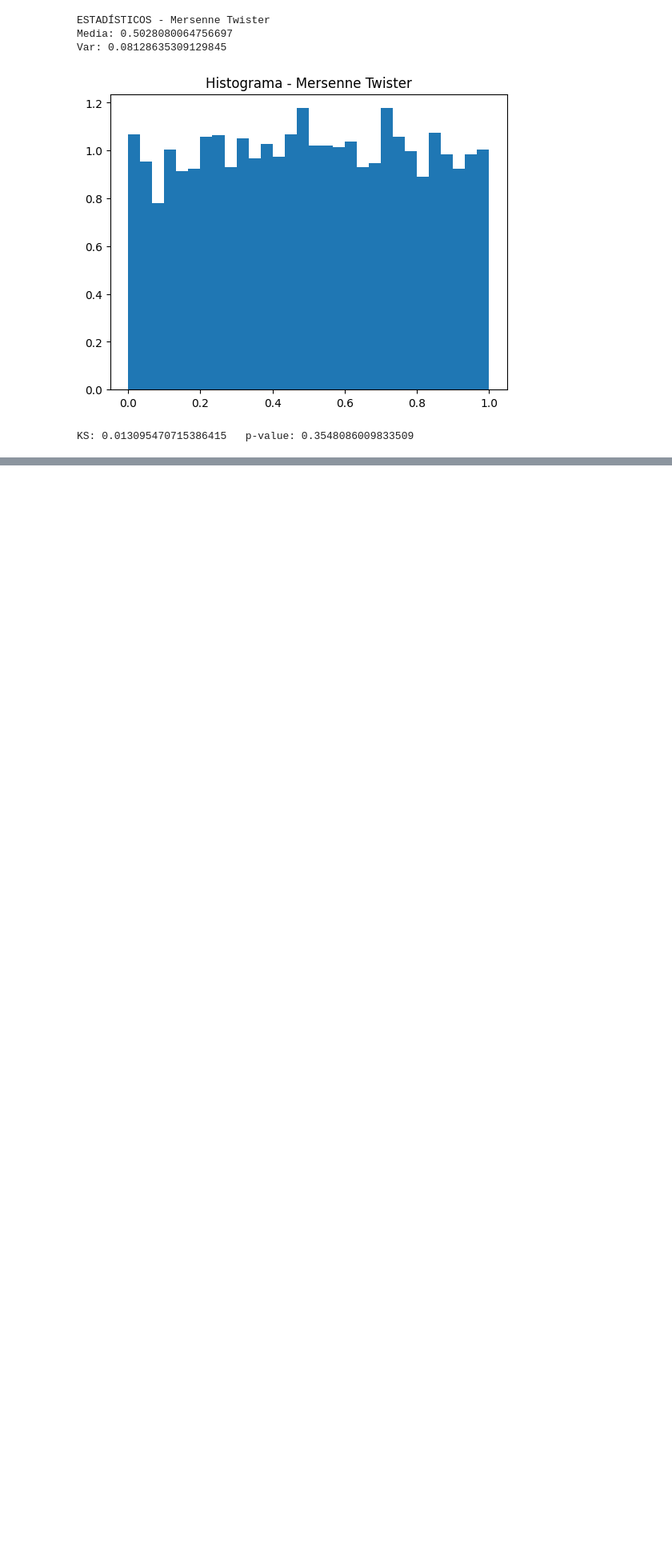
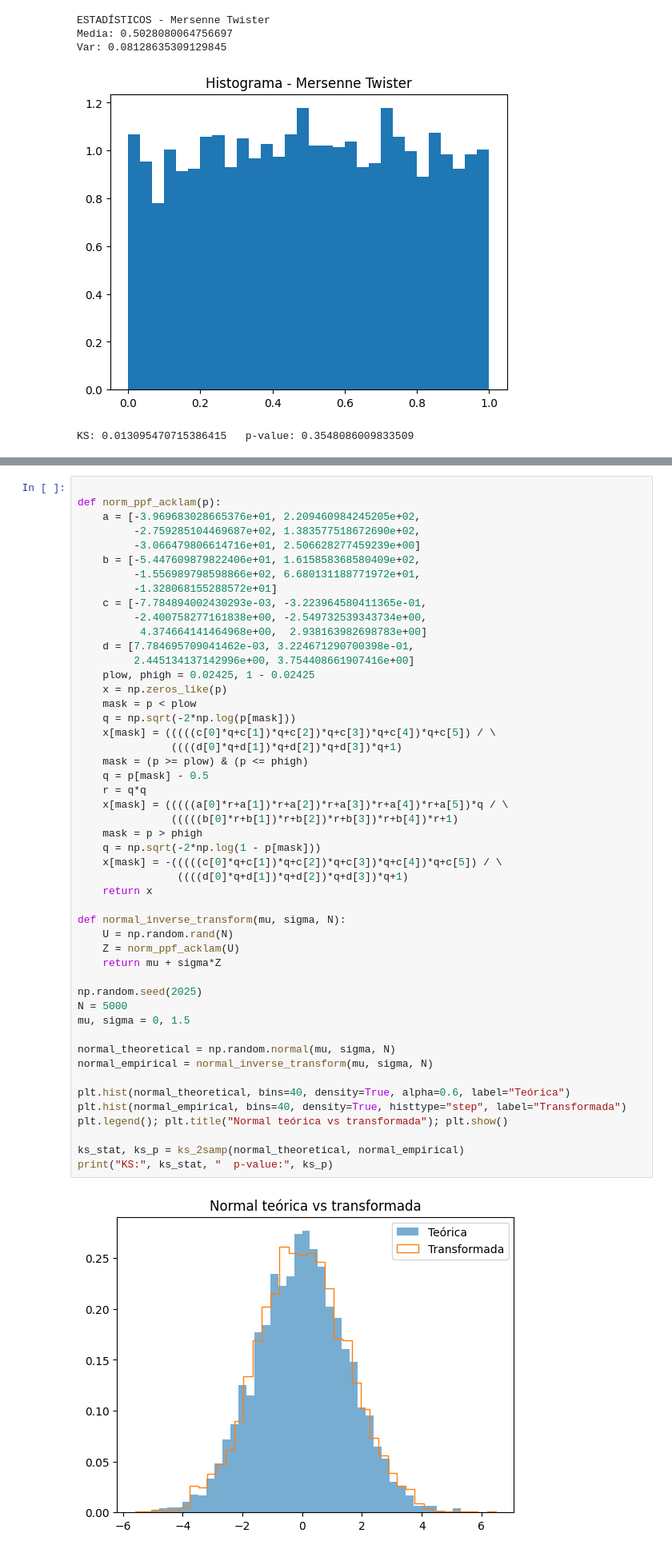
Before and after one commit to SebastianUVG/Modsim_lab_7, a Jupyter notebook: lab_7.ipynb, the cells around one changed output, grey strips where cells are left out. Shown at 80% size. Cells and saved outputs as stored; diff of their text form; blank space fills up the shorter version.

```diff
--- a/lab_7.ipynb
+++ b/lab_7.ipynb
@@ -110,0 +205,51 @@ KS: 0.013095470715386415   p-value: 0.3548086009833509
+# %%
+
+def norm_ppf_acklam(p):
+    a = [-3.969683028665376e+01, 2.209460984245205e+02,
+         -2.759285104469687e+02, 1.383577518672690e+02,
+         -3.066479806614716e+01, 2.506628277459239e+00]
+    b = [-5.447609879822406e+01, 1.615858368580409e+02,
+         -1.556989798598866e+02, 6.680131188771972e+01,
+         -1.328068155288572e+01]
+    c = [-7.784894002430293e-03, -3.223964580411365e-01,
+         -2.400758277161838e+00, -2.549732539343734e+00,
+          4.374664141464968e+00,  2.938163982698783e+00]
+    d = [7.784695709041462e-03, 3.224671290700398e-01,
+         2.445134137142996e+00, 3.754408661907416e+00]
+    plow, phigh = 0.02425, 1 - 0.02425
+    x = np.zeros_like(p)
+    mask = p < plow
+    q = np.sqrt(-2*np.log(p[mask]))
+    x[mask] = (((((c[0]*q+c[1])*q+c[2])*q+c[3])*q+c[4])*q+c[5]) / \
+               ((((d[0]*q+d[1])*q+d[2])*q+d[3])*q+1)
+    mask = (p >= plow) & (p <= phigh)
+    q = p[mask] - 0.5
+    r = q*q
+    x[mask] = (((((a[0]*r+a[1])*r+a[2])*r+a[3])*r+a[4])*r+a[5])*q / \
+               (((((b[0]*r+b[1])*r+b[2])*r+b[3])*r+b[4])*r+1)
+    mask = p > phigh
+    q = np.sqrt(-2*np.log(1 - p[mask]))
+    x[mask] = -(((((c[0]*q+c[1])*q+c[2])*q+c[3])*q+c[4])*q+c[5]) / \
+                ((((d[0]*q+d[1])*q+d[2])*q+d[3])*q+1)
+    return x
+
+def normal_inverse_transform(mu, sigma, N):
+    U = np.random.rand(N)
+    Z = norm_ppf_acklam(U)
+    return mu + sigma*Z
+
+np.random.seed(2025)
+N = 5000
+mu, sigma = 0, 1.5
+
+normal_theoretical = np.random.normal(mu, sigma, N)
+normal_empirical = normal_inverse_transform(mu, sigma, N)
+
+plt.hist(normal_theoretical, bins=40, density=True, alpha=0.6, label="Teórica")
+plt.hist(normal_empirical, bins=40, density=True, histtype="step", label="Transformada")
+plt.legend(); plt.title("Normal teórica vs transformada"); plt.show()
+
+ks_stat, ks_p = ks_2samp(normal_theoretical, normal_empirical)
+print("KS:", ks_stat, "  p-value:", ks_p)
+# %% [output]
+[figure, added]
```
Also changed, not shown: parts of 9 cells of this notebook.
